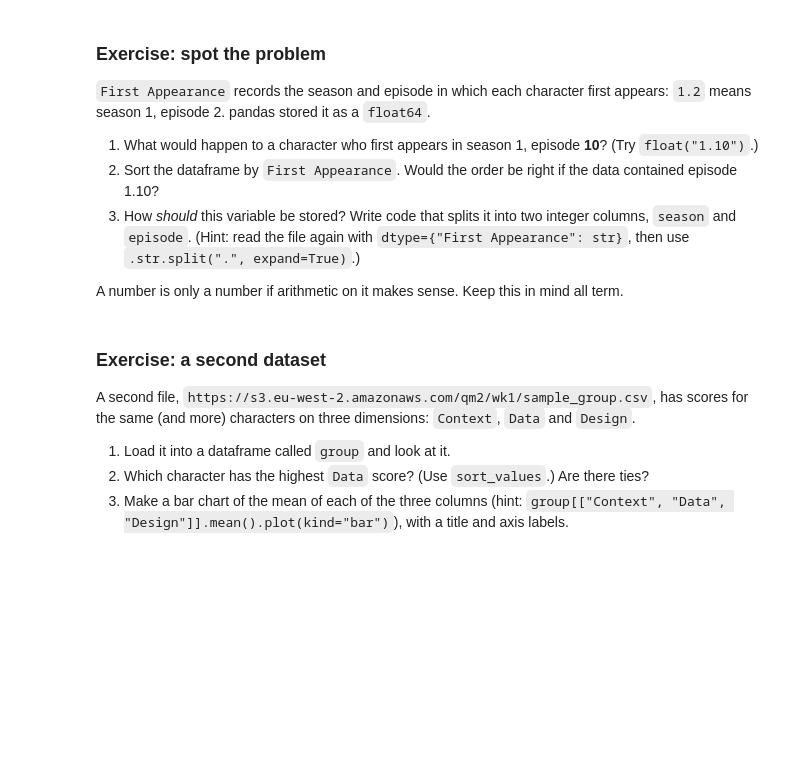
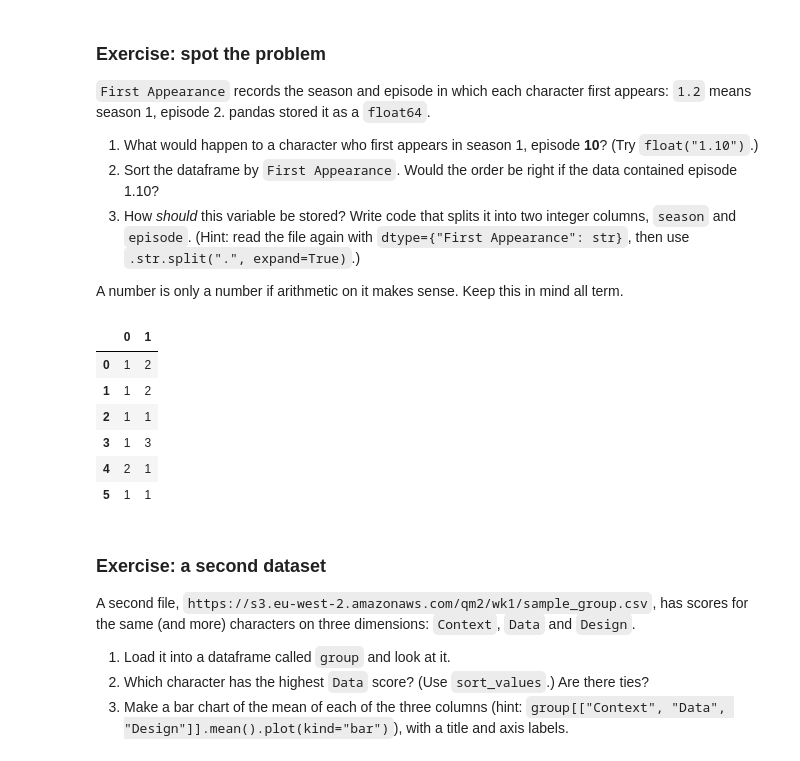
Before and after one commit to uclqpog/QM-2, a Jupyter notebook: notebooks/W01. Python Recap.ipynb, the cells around one changed output. Saved outputs shown, nothing was run; the diff lists cells and outputs as text; code cells hidden in the pictures; blank space fills up the shorter version.

```diff
--- a/notebooks/W01. Python Recap.ipynb
+++ b/notebooks/W01. Python Recap.ipynb
@@ -240,7 +248,18 @@ plt.show()
 
 A number is only a number if arithmetic on it makes sense. Keep this in mind all term.
 # %%
-# your code here
+data.sort_values(by="First Appearance", ascending=True) #order would be wrong because 1.10 would be stored as 1.1
+df = pd.read_csv("https://s3.eu-west-2.amazonaws.com/qm2/wk1/data.csv",
+            dtype={"First Appearance": str})
+df["First Appearance"].str.split(".", expand=True)
+# %% [output]
+|  | 0 | 1 |
+| 0 | 1 | 2 |
+| 1 | 1 | 2 |
+| 2 | 1 | 1 |
+| 3 | 1 | 3 |
+| 4 | 2 | 1 |
+| 5 | 1 | 1 |
 # %% [markdown]
 ### Exercise: a second dataset
 
```
Also changed, not shown: parts of 5 cells of this notebook.
